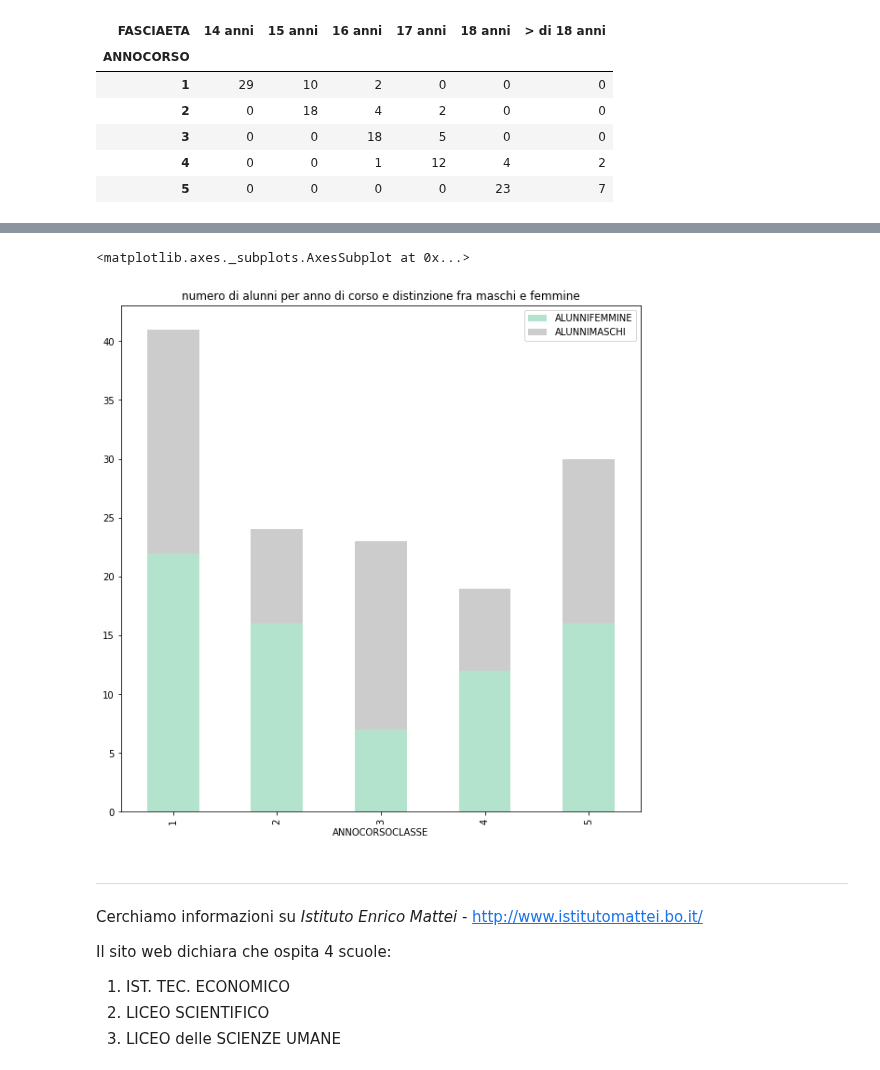
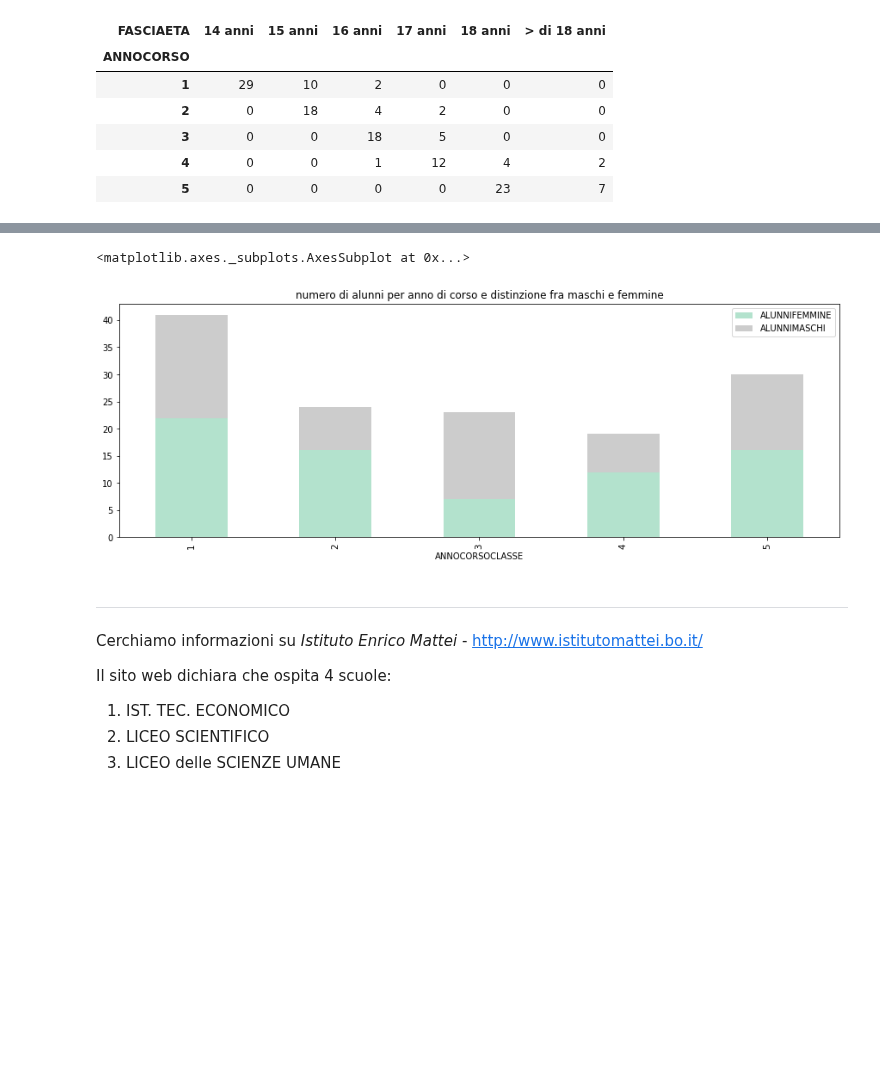
Before and after one commit to napo/opendatamiur, a Jupyter notebook: MIUR_OpenData.ipynb, the cells around one changed output, grey strips where cells are left out. Drawn from its saved outputs; the diff is of its cells as text; code cells hidden in the pictures; blank space fills up the shorter version.

```diff
--- a/MIUR_OpenData.ipynb
+++ b/MIUR_OpenData.ipynb
@@ -254,5 +246,4 @@ andiamo ad aggiungere le scuole delle province autonome che si trovano a questo
 http://dati.istruzione.it/opendata/opendata/catalogo/elements1/SCUANAAUTSTAT20171820170901.csv
 # %%
 url='http://dati.istruzione.it/opendata/opendata/catalogo/elements1/SCUANAAUTSTAT20171820170901.csv'
-datiremoti=requests.get(url).content
-scuole_province_autonome=panda.read_csv(io.StringIO(datiremoti.decode('utf-8')))
+scuole_province_autonome=panda.read_csv(url)
@@ -399,7 +376,7 @@ http://dati.istruzione.it/opendata/opendata/catalogo/elements1/SCUANAGRAFEPAR201
 Questa volta però uso la funzione definita prima: tabellaMIUR(url)
 # %%
 url = 'http://dati.istruzione.it/opendata/opendata/catalogo/elements1/SCUANAGRAFEPAR20171820170901.csv'
-scuole_paritarie=tabellaMIUR(url)
+scuole_paritarie=panda.read_csv(url)
 # %%
 scuole_paritarie.shape
 # %% [output]
@@ -436,7 +413,7 @@ Name: REGIONE, dtype: object
 http://dati.istruzione.it/opendata/opendata/catalogo/elements1/SCUANAAUTPAR20171820170901.csv
 # %%
 url='http://dati.istruzione.it/opendata/opendata/catalogo/elements1/SCUANAAUTPAR20171820170901.csv'
-scuole_paritarie_province_autonome = tabellaMIUR(url)
+scuole_paritarie_province_autonome = panda.read_csv(url)
 # %%
 scuole_paritarie_province_autonome.shape
 # %% [output]
@@ -634,7 +611,7 @@ Index(['ANNOSCOLASTICO', 'CODICESCUOLA', 'ORDINESCUOLA', 'ANNOCORSO',
 ## Studenti per anno di corso, classe e genere. Scuola statale.
 # %%
 url='http://dati.istruzione.it/opendata/opendata/catalogo/elements1/ALUCORSOINDCLASTA20161720170831.csv'
-anagrafica_studenti_genere_1516= tabellaMIUR(url)
+anagrafica_studenti_genere_1516= panda.read_csv(url)
 anagrafica_studenti_genere_1516.head(3)
 # %% [output]
 |  | ANNOSCOLASTICO | CODICESCUOLA | ORDINESCUOLA | ANNOCORSOCLASSE | CLASSI | ALUNNIMASCHI | ALUNNIFEMMINE |
@@ -788,11 +765,11 @@ classi_genere_rossini=anagrafica_genere_rossini[['ANNOCORSOCLASSE','ALUNNIFEMMIN
 # %%
 table=classi_genere_rossini.pivot_table(classi_genere_rossini,index=["ANNOCORSOCLASSE"]).fillna(0)
 # %%
-table.plot.bar(stacked=True,figsize=[10,10],colormap='Pastel2',title="numero di alunni per anno di corso e distinzione fra maschi e femmine")
+table.plot.bar(stacked=True,figsize=(15,5),colormap='Pastel2',title="numero di alunni per anno di corso e distinzione fra maschi e femmine")
 # per la color map guarda qui https://matplotlib.org/examples/color/colormaps_reference.html
 # %% [output]
 <matplotlib.axes._subplots.AxesSubplot at 0x...>
-[figure, old version]
+[figure, new version]
 # %% [markdown]
 ---
 Cerchiamo informazioni su *Istituto Enrico Mattei* - http://www.istitutomattei.bo.it/
```
Also changed, not shown: parts of 17 cells of this notebook.
